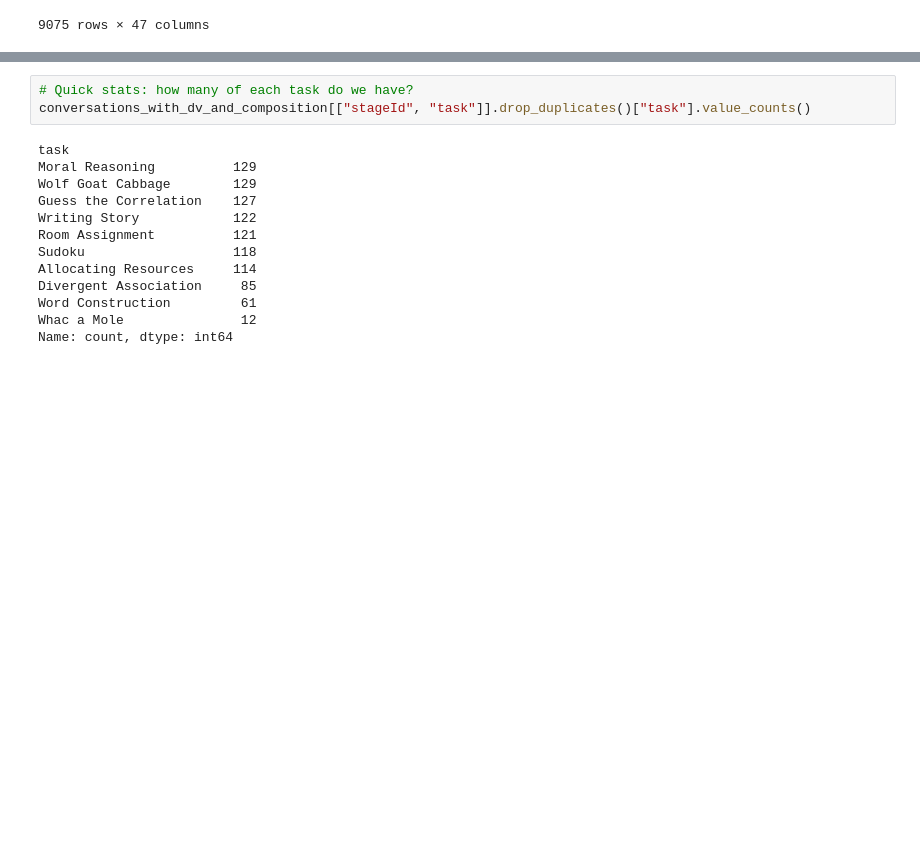
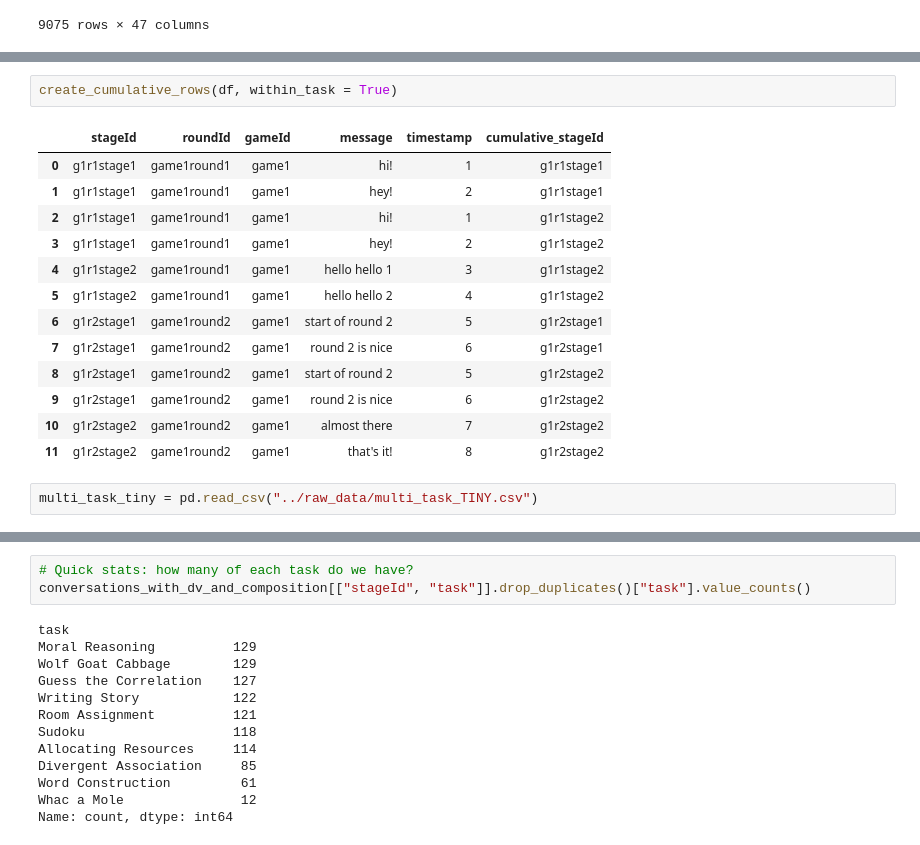
Before and after one commit to Watts-Lab/team_comm_tools, a Jupyter notebook: feature_engine/data/cleaning_scripts/multi_task_data_cleaning.ipynb, the cells around one changed output, grey strips where cells are left out. Drawn from its saved outputs; the diff is of its cells as text; blank space fills up the shorter version.

```diff
--- a/feature_engine/data/cleaning_scripts/multi_task_data_cleaning.ipynb
+++ b/feature_engine/data/cleaning_scripts/multi_task_data_cleaning.ipynb
@@ -393,0 +401,18 @@ def duplicate_rows(input_df, within_task = False):
+# %%
+create_cumulative_rows(df, within_task = True)
+# %% [output]
+|  | stageId | roundId | gameId | message | timestamp | cumulative_stageId |
+| 0 | g1r1stage1 | game1round1 | game1 | hi! | 1 | g1r1stage1 |
+| 1 | g1r1stage1 | game1round1 | game1 | hey! | 2 | g1r1stage1 |
+| 2 | g1r1stage1 | game1round1 | game1 | hi! | 1 | g1r1stage2 |
+| 3 | g1r1stage1 | game1round1 | game1 | hey! | 2 | g1r1stage2 |
+| 4 | g1r1stage2 | game1round1 | game1 | hello hello 1 | 3 | g1r1stage2 |
+| 5 | g1r1stage2 | game1round1 | game1 | hello hello 2 | 4 | g1r1stage2 |
+| 6 | g1r2stage1 | game1round2 | game1 | start of round 2 | 5 | g1r2stage1 |
+| 7 | g1r2stage1 | game1round2 | game1 | round 2 is nice | 6 | g1r2stage1 |
+| 8 | g1r2stage1 | game1round2 | game1 | start of round 2 | 5 | g1r2stage2 |
+| 9 | g1r2stage1 | game1round2 | game1 | round 2 is nice | 6 | g1r2stage2 |
+| 10 | g1r2stage2 | game1round2 | game1 | almost there | 7 | g1r2stage2 |
+| 11 | g1r2stage2 | game1round2 | game1 | that's it! | 8 | g1r2stage2 |
+# %%
+multi_task_tiny = pd.read_csv("../raw_data/multi_task_TINY.csv")
```
Also changed, not shown: parts of 5 cells of this notebook, 41 other files.
